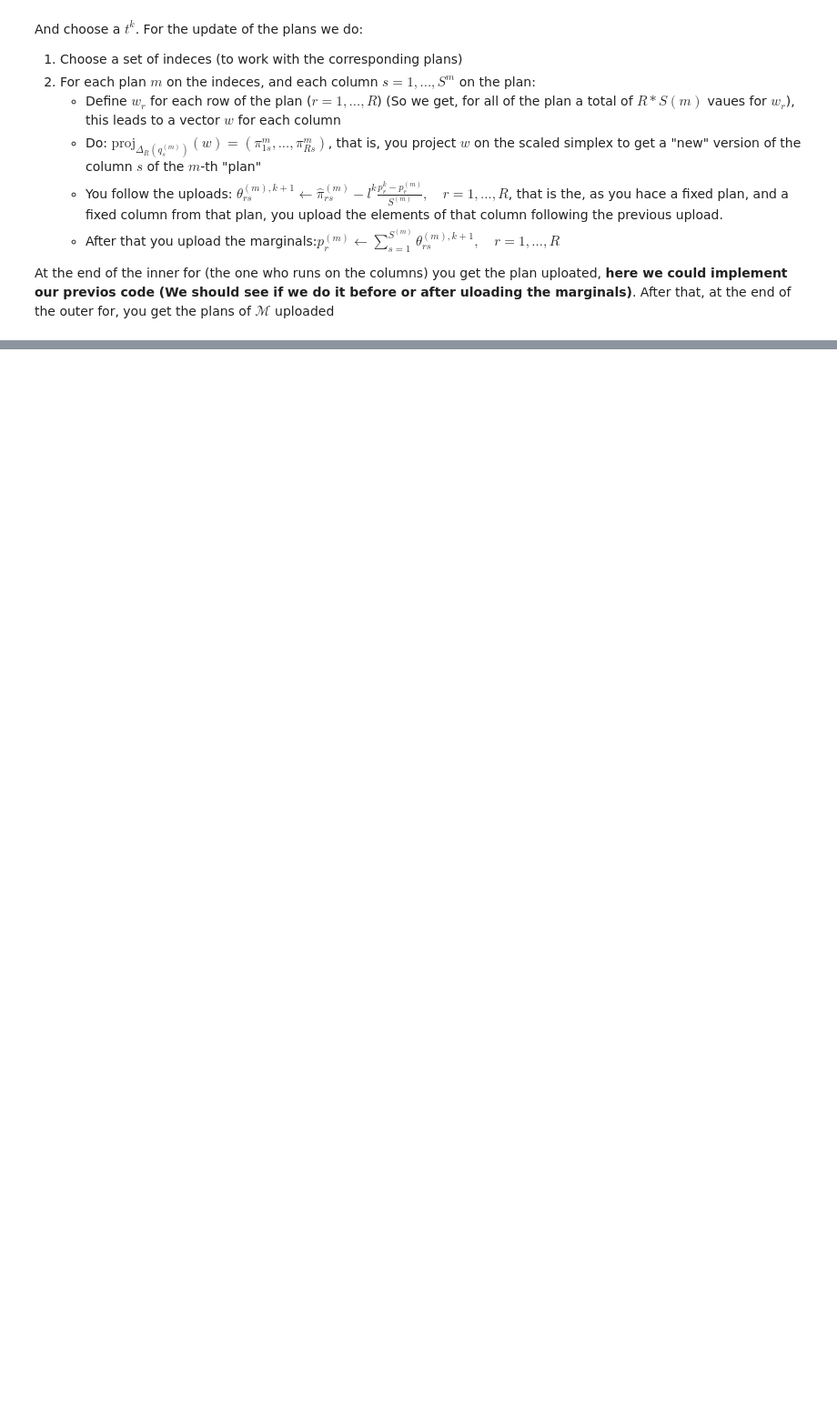
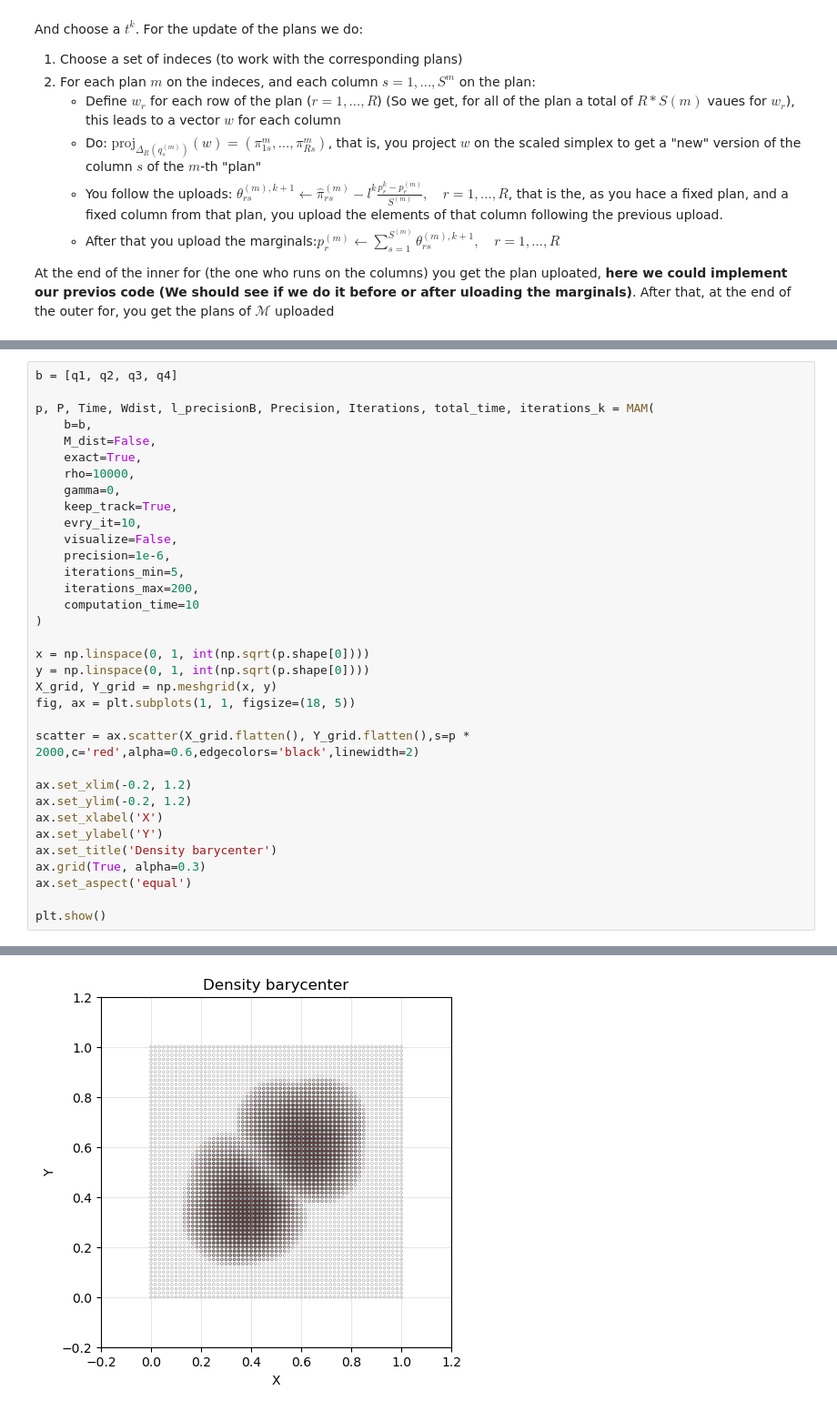
Before and after one commit to JuanNicolasMendozaRoncancio/Wasserstein-barycenter-project, a Jupyter notebook: Miidea.ipynb, the cells around one changed output, grey strips where cells are left out. Shown at 91% size. Saved outputs shown, nothing was run; the diff lists cells and outputs as text; blank space fills up the shorter version.

```diff
--- a/Miidea.ipynb
+++ b/Miidea.ipynb
@@ -620,0 +710,35 @@ At the end of the inner for (the one who runs on the columns) you get the plan u
+# %%
+b = [q1, q2, q3, q4]
+
+p, P, Time, Wdist, l_precisionB, Precision, Iterations, total_time, iterations_k = MAM(
+    b=b,
+    M_dist=False,
+    exact=True,
+    rho=10000,
+    gamma=0,
+    keep_track=True,
+    evry_it=10,
+    visualize=False,
+    precision=1e-6,
+    iterations_min=5,
+    iterations_max=200,
+    computation_time=10
+)
+
+x = np.linspace(0, 1, int(np.sqrt(p.shape[0])))
+y = np.linspace(0, 1, int(np.sqrt(p.shape[0])))
+X_grid, Y_grid = np.meshgrid(x, y)
+fig, ax = plt.subplots(1, 1, figsize=(18, 5))
+
+scatter = ax.scatter(X_grid.flatten(), Y_grid.flatten(),s=p * 2000,c='red',alpha=0.6,edgecolors='black',linewidth=2)
+
+ax.set_xlim(-0.2, 1.2)
+ax.set_ylim(-0.2, 1.2)
+ax.set_xlabel('X')
+ax.set_ylabel('Y')
+ax.set_title('Density barycenter')
+ax.grid(True, alpha=0.3)
+ax.set_aspect('equal')
+
+plt.show()
+# %% [output]
@@ -620,0 +762 @@ At the end of the inner for (the one who runs on the columns) you get the plan u
+[figure, added]
```
Also changed, not shown: parts of 24 cells of this notebook, 1 other file.
